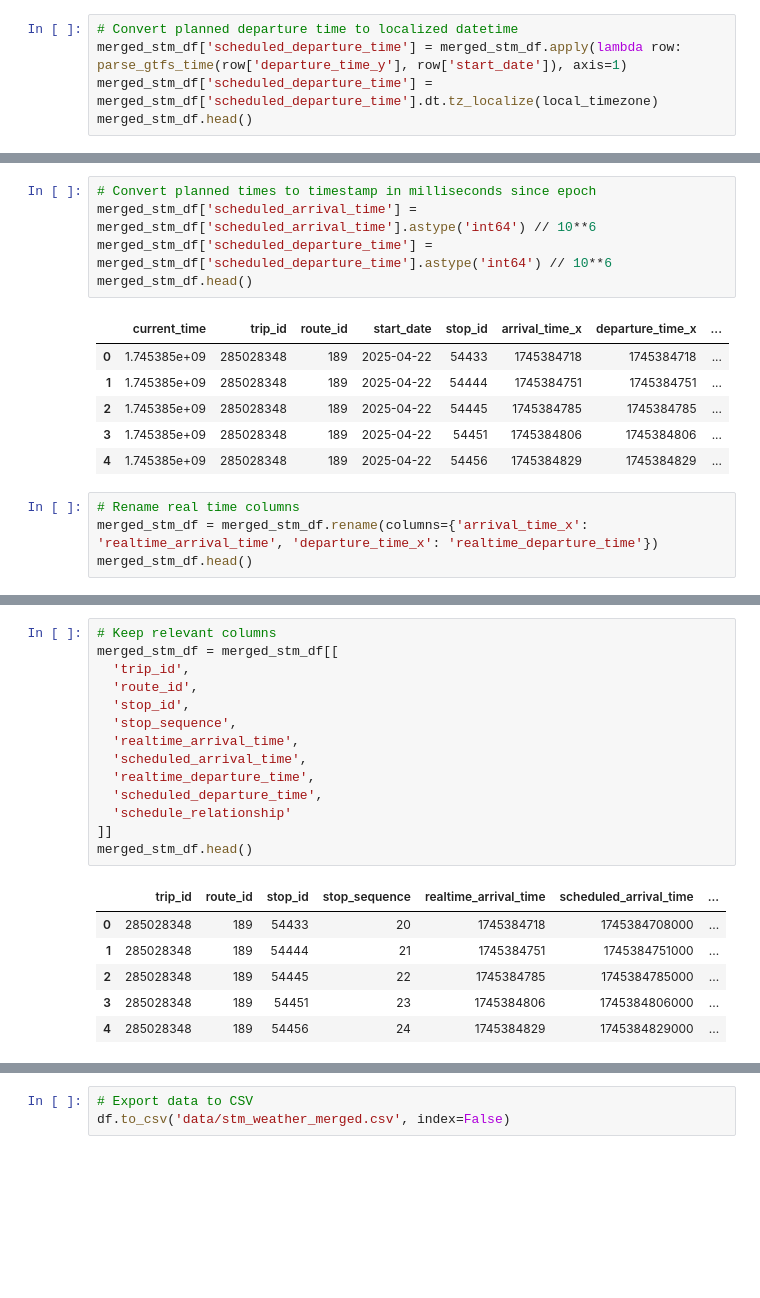
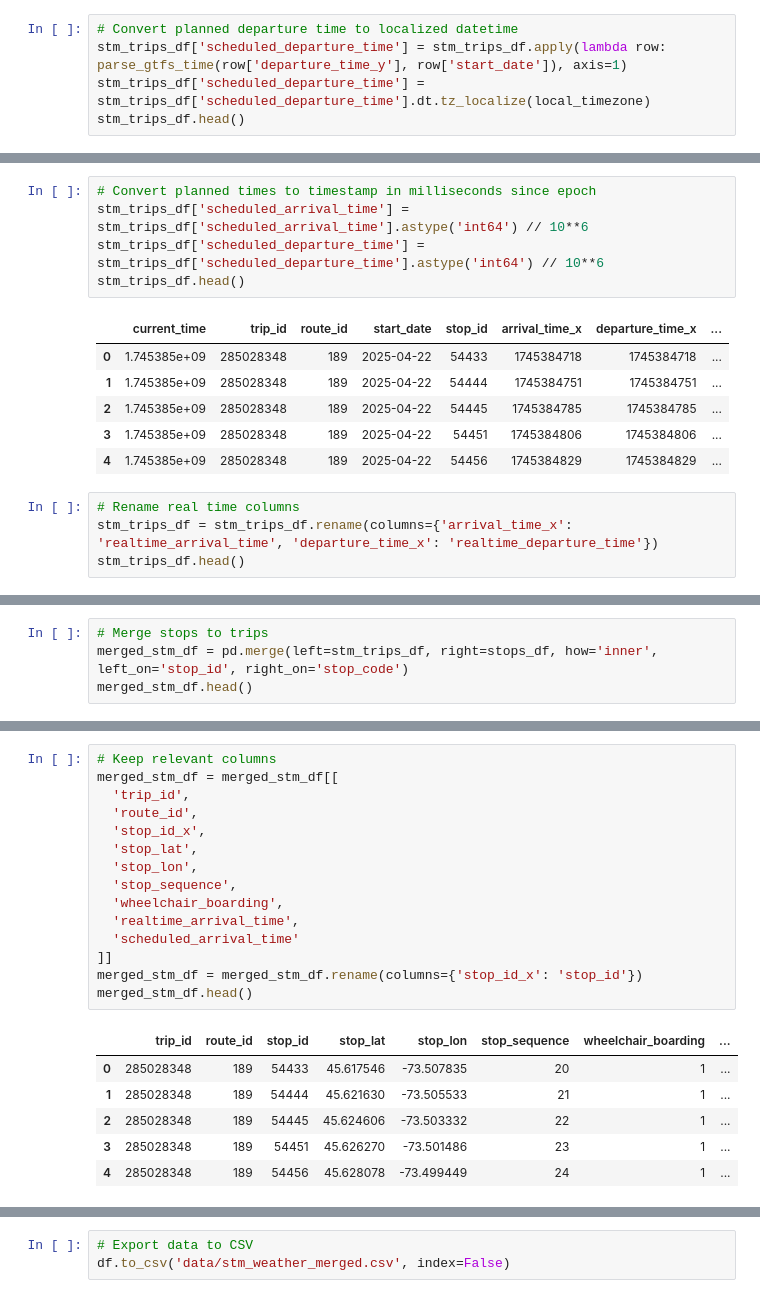
Before and after one commit to nadpierre/stm-transit-delay-prediction, a Jupyter notebook: data_cleaning.ipynb, the cells around one changed output, grey strips where cells are left out. Cells and saved outputs as stored; diff of their text form; blank space fills up the shorter version.

```diff
--- a/data_cleaning.ipynb
+++ b/data_cleaning.ipynb
@@ -167,9 +182,9 @@ merged_stm_df.head()
 | 4 | 1.745385e+09 | 285028348 | 189 | 2025-04-22 | 54456 | 1745384829 | 1745384829 | ... |
 # %%
 # Convert planned departure time to localized datetime
-merged_stm_df['scheduled_departure_time'] = merged_stm_df.apply(lambda row: parse_gtfs_time(row['departure_time_y'], row['start_date']), axis=1)
-merged_stm_df['scheduled_departure_time'] = merged_stm_df['scheduled_departure_time'].dt.tz_localize(local_timezone)
-merged_stm_df.head()
+stm_trips_df['scheduled_departure_time'] = stm_trips_df.apply(lambda row: parse_gtfs_time(row['departure_time_y'], row['start_date']), axis=1)
+stm_trips_df['scheduled_departure_time'] = stm_trips_df['scheduled_departure_time'].dt.tz_localize(local_timezone)
+stm_trips_df.head()
 # %% [output]
 |  | current_time | trip_id | route_id | start_date | stop_id | arrival_time_x | departure_time_x | ... |
 | 0 | 1.745385e+09 | 285028348 | 189 | 2025-04-22 | 54433 | 1745384718 | 1745384718 | ... |
@@ -179,9 +194,9 @@ merged_stm_df.head()
 | 4 | 1.745385e+09 | 285028348 | 189 | 2025-04-22 | 54456 | 1745384829 | 1745384829 | ... |
 # %%
 # Convert planned times to timestamp in milliseconds since epoch
-merged_stm_df['scheduled_arrival_time'] = merged_stm_df['scheduled_arrival_time'].astype('int64') // 10**6
-merged_stm_df['scheduled_departure_time'] = merged_stm_df['scheduled_departure_time'].astype('int64') // 10**6
-merged_stm_df.head()
+stm_trips_df['scheduled_arrival_time'] = stm_trips_df['scheduled_arrival_time'].astype('int64') // 10**6
+stm_trips_df['scheduled_departure_time'] = stm_trips_df['scheduled_departure_time'].astype('int64') // 10**6
+stm_trips_df.head()
 # %% [output]
 |  | current_time | trip_id | route_id | start_date | stop_id | arrival_time_x | departure_time_x | ... |
 | 0 | 1.745385e+09 | 285028348 | 189 | 2025-04-22 | 54433 | 1745384718 | 1745384718 | ... |
@@ -191,8 +206,8 @@ merged_stm_df.head()
 | 4 | 1.745385e+09 | 285028348 | 189 | 2025-04-22 | 54456 | 1745384829 | 1745384829 | ... |
 # %%
 # Rename real time columns
-merged_stm_df = merged_stm_df.rename(columns={'arrival_time_x': 'realtime_arrival_time', 'departure_time_x': 'realtime_departure_time'})
-merged_stm_df.head()
+stm_trips_df = stm_trips_df.rename(columns={'arrival_time_x': 'realtime_arrival_time', 'departure_time_x': 'realtime_departure_time'})
+stm_trips_df.head()
 # %% [output]
 |  | current_time | trip_id | route_id | start_date | stop_id | realtime_arrival_time | realtime_departure_time | ... |
 | 0 | 1.745385e+09 | 285028348 | 189 | 2025-04-22 | 54433 | 1745384718 | 1745384718 | ... |
@@ -202,0 +220,4 @@ merged_stm_df.head()
+# %%
+# Merge stops to trips
+merged_stm_df = pd.merge(left=stm_trips_df, right=stops_df, how='inner', left_on='stop_id', right_on='stop_code')
+merged_stm_df.head()
@@ -203,21 +242,22 @@ merged_stm_df.head()
 # %%
 # Keep relevant columns
 merged_stm_df = merged_stm_df[[
   'trip_id',
   'route_id',
-  'stop_id',
+  'stop_id_x',
+  'stop_lat',
+  'stop_lon',
   'stop_sequence',
+  'wheelchair_boarding',
   'realtime_arrival_time',
-  'scheduled_arrival_time',
-  'realtime_departure_time',
-  'scheduled_departure_time',
-  'schedule_relationship'
+  'scheduled_arrival_time'
 ]]
+merged_stm_df = merged_stm_df.rename(columns={'stop_id_x': 'stop_id'})
 merged_stm_df.head()
 # %% [output]
-|  | trip_id | route_id | stop_id | stop_sequence | realtime_arrival_time | scheduled_arrival_time | ... |
-| 0 | 285028348 | 189 | 54433 | 20 | 1745384718 | 1745384708000 | ... |
-| 1 | 285028348 | 189 | 54444 | 21 | 1745384751 | 1745384751000 | ... |
-| 2 | 285028348 | 189 | 54445 | 22 | 1745384785 | 1745384785000 | ... |
-| 3 | 285028348 | 189 | 54451 | 23 | 1745384806 | 1745384806000 | ... |
-| 4 | 285028348 | 189 | 54456 | 24 | 1745384829 | 1745384829000 | ... |
+|  | trip_id | route_id | stop_id | stop_lat | stop_lon | stop_sequence | wheelchair_boarding | ... |
+| 0 | 285028348 | 189 | 54433 | 45.617546 | -73.507835 | 20 | 1 | ... |
+| 1 | 285028348 | 189 | 54444 | 45.621630 | -73.505533 | 21 | 1 | ... |
+| 2 | 285028348 | 189 | 54445 | 45.624606 | -73.503332 | 22 | 1 | ... |
+| 3 | 285028348 | 189 | 54451 | 45.626270 | -73.501486 | 23 | 1 | ... |
+| 4 | 285028348 | 189 | 54456 | 45.628078 | -73.499449 | 24 | 1 | ... |
```
Also changed, not shown: parts of 44 cells of this notebook, 1 other file.
